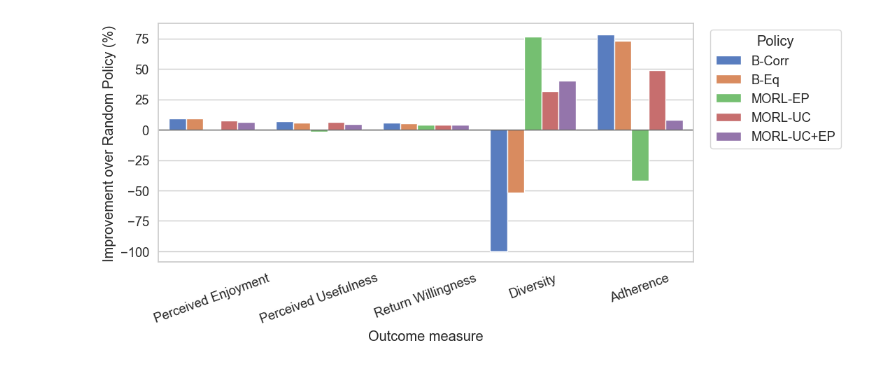
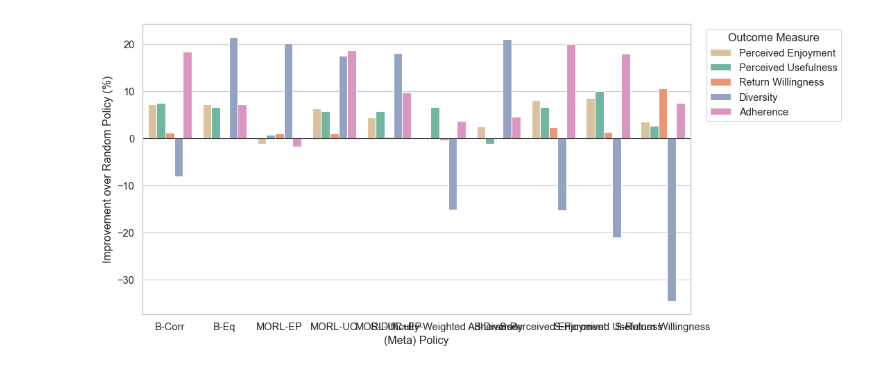
Before and after one commit to shirleyxindi/morl-personalization, a Jupyter notebook: src/RQ/simulation_analysis.ipynb, the cells around one changed output. Drawn from its saved outputs; the diff is of its cells as text; code cells hidden in the pictures.

```diff
--- a/src/RQ/simulation_analysis.ipynb
+++ b/src/RQ/simulation_analysis.ipynb
@@ -51,20 +78,26 @@ action_data = pd.read_csv(os.path.join(data_folder, 'challenge_info.csv'))
+# %%
+no_policy_df = pd.DataFrame(df[reward_cols].values, columns=obj_names)
+no_policy_df["user"] = df["user_id"].values
+no_policy_df["policy"] = "No Policy"
+no_policy_df["t"] = df["day_number"].values
+no_policy_df["state"] = df["s_current"].values
 # %%
 evaluation_cols = ["time_spent", "likedness", "usefulness", "difficulty", "PAY_next", "expert_score", "diversity"]
-evaluation_names = ["Time Spent", "Perceived Enjoyment", "Perceived Usefulness", "Difficulty", "Return Willingness", "Difficulty-weighted Adherence", "Diversity"]
+evaluation_names = ["Perceived Enjoyment", "Perceived Usefulness", "Return Willingness", "Difficulty-weighted Adherence", "Diversity"]
 
 results_folder = "C:\\Users\\shirl\\Documents\\Studie\\2025-2026\\Thesis\\personalized-coping-challenges\\results\\"
-simulation_file = "\\pimorld_P=128_T=5_nO=5_gamma=0.7\\simulations\\combined_simulation_results.pkl"
+simulation_file = "\\pimorld_P=128_gamma=0.7_MOT_binary_optimistic_fixed\\simulations\\combined_simulation_results.pkl"
 simulation_results = pd.read_pickle(results_folder + simulation_file)
 
 policy_abbreviations = {
     "Multipolicy random": "MORL-UC",
+    "Multipolicy most_likely": "MORL-UC",
     "Multipolicy random expert": "MORL-RE",
     "Multipolicy expert_priority": "MORL-EP",
     "Multipolicy combined": "MORL-UC+EP",
-    "Random": "Random",
+    "Multipolicy informed_most_likely": "MORL-IUC",
     "Equal Weights Policy": "B-Eq",
     "Correlation-based Policy": "B-Corr",
-    "MORL-EP": "MORL-EP",
 }
 
-simulation_results['policy'] = simulation_results['policy'].map(policy_abbreviations)
+simulation_results['policy'] = simulation_results['policy'].apply(lambda x: policy_abbreviations.get(x, x))
@@ -75,3 +104,5 @@ interactive(children=(Dropdown(description='Objective:', options=(('Time Spent',
+# %%
+simulation_results = pd.concat([simulation_results, no_policy_df], ignore_index=True)
 # %%
 sim_utils.plot_fraction_completed(simulation_results, max_count_per_category=4, save_path=results_folder + "\\figures\\fraction_completed_per_category.svg")
 # %% [output]
@@ -90,10 +125,6 @@ reward_df["policy"] = simulation_results["policy"]
 reward_df["user"] = simulation_results["user"]
 reward_df["t"] = simulation_results["t"]
 reward_df["completed"] = simulation_results["completed"]
-
-completed_measures = ["Perceived Enjoyment", "Time Spent", "Difficulty", "Difficulty-weighted Adherence", "Perceived Usefulness"]
-for measure in completed_measures:
-    reward_df[measure] = reward_df.apply(lambda row: row[measure] if row['completed'] == 1 else 0, axis=1)
 # %%
 def format_cell(mean, imp, is_random):
     if is_random:
@@ -208,38 +222,40 @@ for col in completed_measures:
     policy_means[col] = reward_df[completed].groupby("policy")[col].mean()
 
 baseline = policy_means.loc["Random"]
 
 improvement = (
     policy_means.drop(index="Random")
     .subtract(baseline)
     .divide(baseline)
     * 100
 )
 
 plot_df = (
     improvement
     .reset_index()
     .melt(id_vars="policy", var_name="objective", value_name="improvement")
 )
 
+# policies_to_show = ["MORL-EP", "MORL-UC", "MORL-UC+EP","B-Corr", "B-Eq"]
+# plot_df_filtered = plot_df[plot_df['policy'].isin(policies_to_show)]
 plt.figure(figsize=(11, 5))
 
+palette = sns.color_palette("Set2")
+palette = [palette[i] for i in [6, 0, 1, 2, 3]]
 sns.barplot(
     data=plot_df,
-    x="objective",
+    x="policy",
     y="improvement",
-    hue="policy",
-    palette="muted"
+    hue="objective",
+    palette=palette
 )
 
 plt.ylabel("Improvement over Random Policy (%)")
-plt.xlabel("Outcome measure")
+plt.xlabel("(Meta) Policy")
 plt.axhline(0, linewidth=0.8, color="black", alpha=0.8)
-
-plt.xticks(rotation=20)
-plt.legend(title="Policy", bbox_to_anchor=(1.02, 1), loc="upper left")
+plt.legend(title="Outcome Measure", bbox_to_anchor=(1.02, 1), loc="upper left")
 plt.savefig(results_folder + "figures\\improvement_over_random.svg", bbox_inches="tight")
 plt.tight_layout()
 plt.show()
 # %% [output]
-[figure, old version]
+[figure, new version]
```
Also changed, not shown: parts of 18 cells of this notebook, 18 other files.
